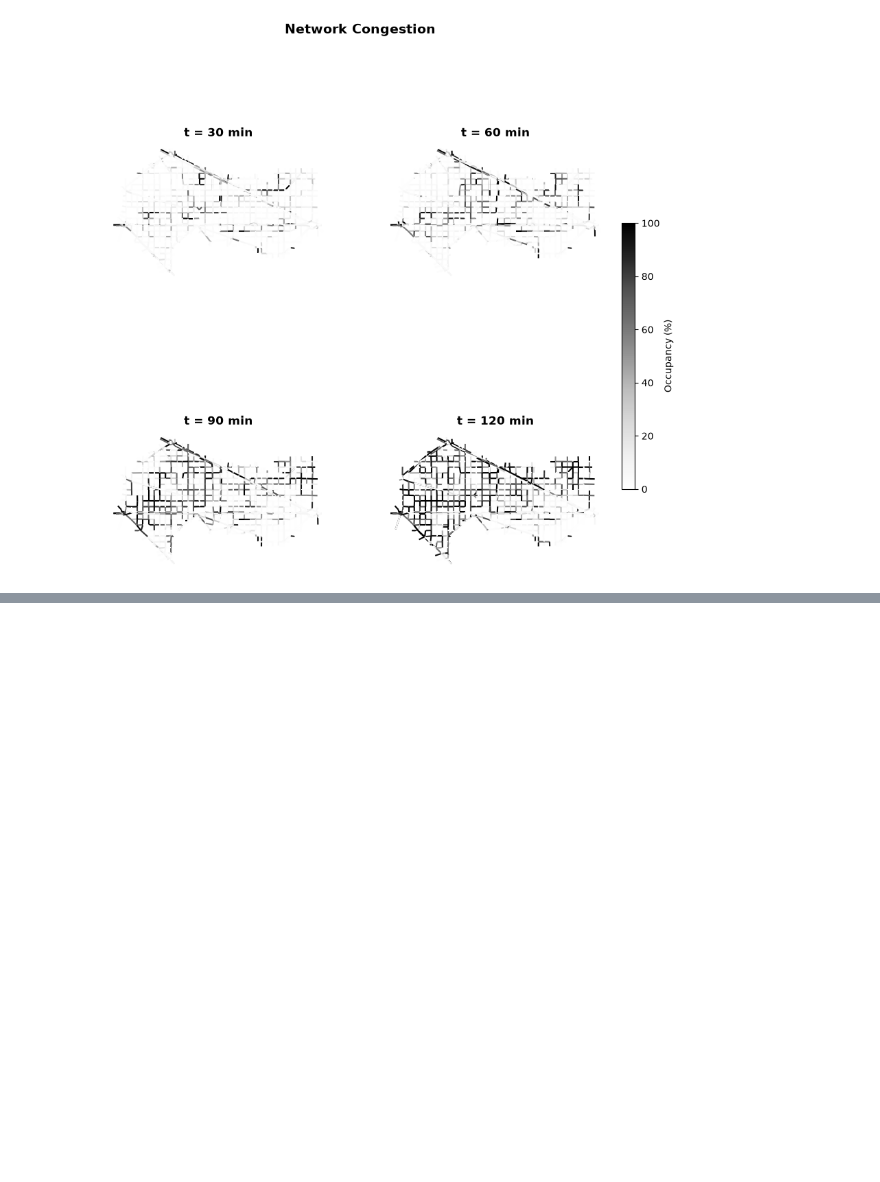
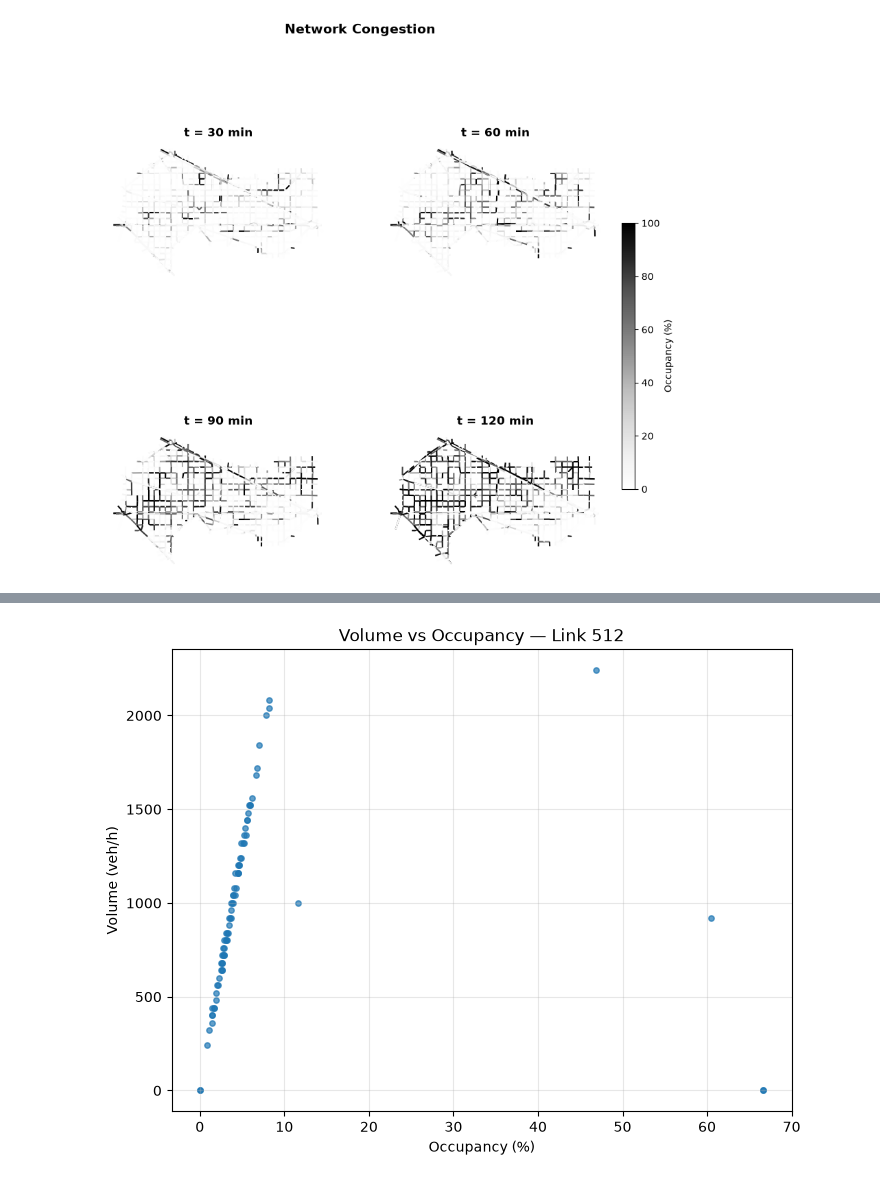
Before and after one commit to margauxfstn/Lab-1-Traffic, a Jupyter notebook: lab1Lorenzo.ipynb, the cells around one changed output, grey strips where cells are left out. Saved outputs shown, nothing was run; the diff lists cells and outputs as text; code cells hidden in the pictures; blank space fills up the shorter version.

```diff
--- a/lab1Lorenzo.ipynb
+++ b/lab1Lorenzo.ipynb
@@ -28,6 +28,8 @@ plot_congestion_snapshot(time_snapshot_request)
 #Extracting Information from CSV files
 
 df_flow = pd.read_csv("flow.csv")
-df_flow = df_flow.set_index(df_flow[0])
+time_col = df_flow.columns[0]
+df_flow = df_flow.set_index(time_col)
 df_flow.columns = df_flow.columns.astype(str)
 veh_per_hour = df_flow.astype(float) * 40  #multiplying by 40 to convert to veh/hr
+veh_per_hour.head()
@@ -33,0 +45,9 @@ veh_per_hour = df_flow.astype(float) * 40  #multiplying by 40 to convert to veh/
+# %%
+# Extracting Occupancy from the CSV file
+
+df_occupancy = pd.read_csv("occupancy.csv")
+time_col = df_occupancy.columns[0]
+df_occupancy = df_occupancy.set_index(time_col)
+df_occupancy.columns = df_occupancy.columns.astype(str)
+
+df_occupancy.head()
@@ -33,0 +63,14 @@ veh_per_hour = df_flow.astype(float) * 40  #multiplying by 40 to convert to veh/
+# %%
+link_id = "512"
+
+occupancy_data = df_occupancy[link_id]
+volume_data = veh_per_hour[link_id]
+
+fig, ax = plt.subplots(figsize=(8, 6))
+ax.scatter(occupancy_data, volume_data, s=15, alpha=0.7)
+ax.set_xlabel("Occupancy (%)")
+ax.set_ylabel("Volume (veh/h)")
+ax.set_title(f"Volume vs Occupancy — Link {link_id}")
+ax.grid(True, alpha=0.3)
+# %% [output]
+[figure, added]
```
Also changed, not shown: parts of 13 cells of this notebook.
